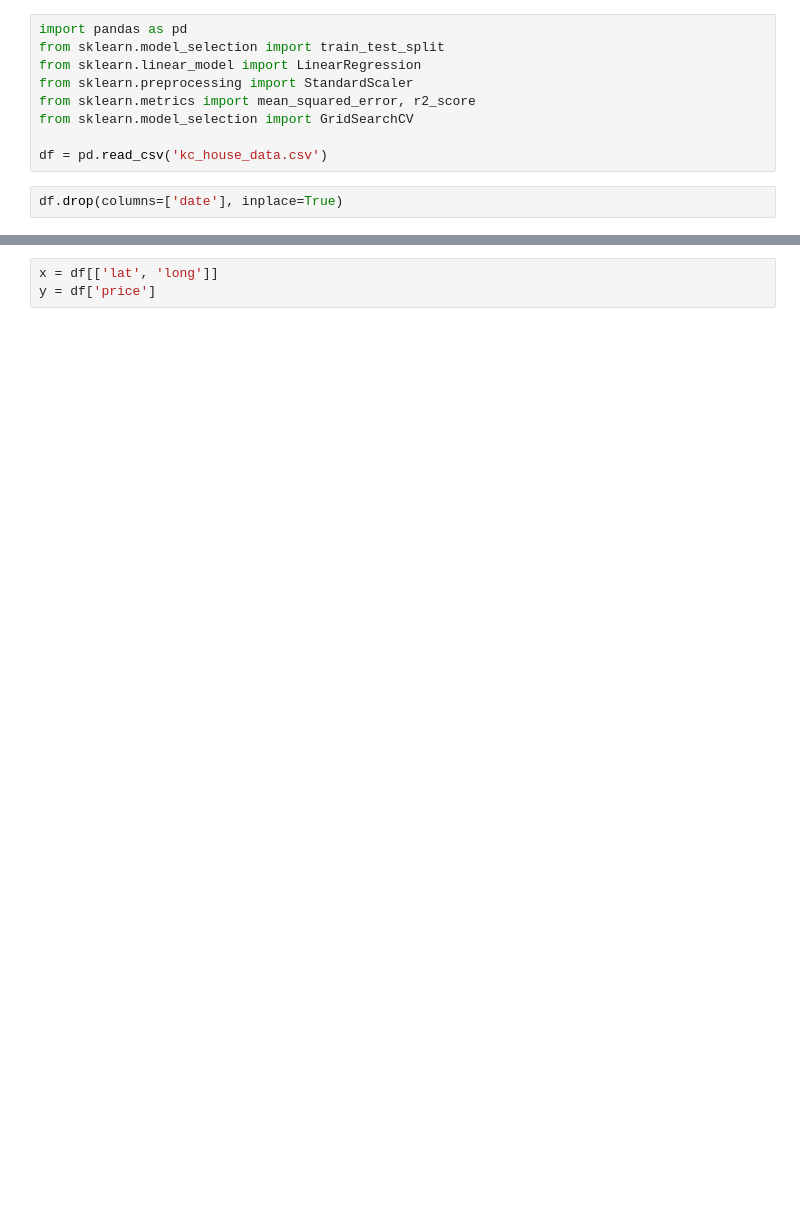
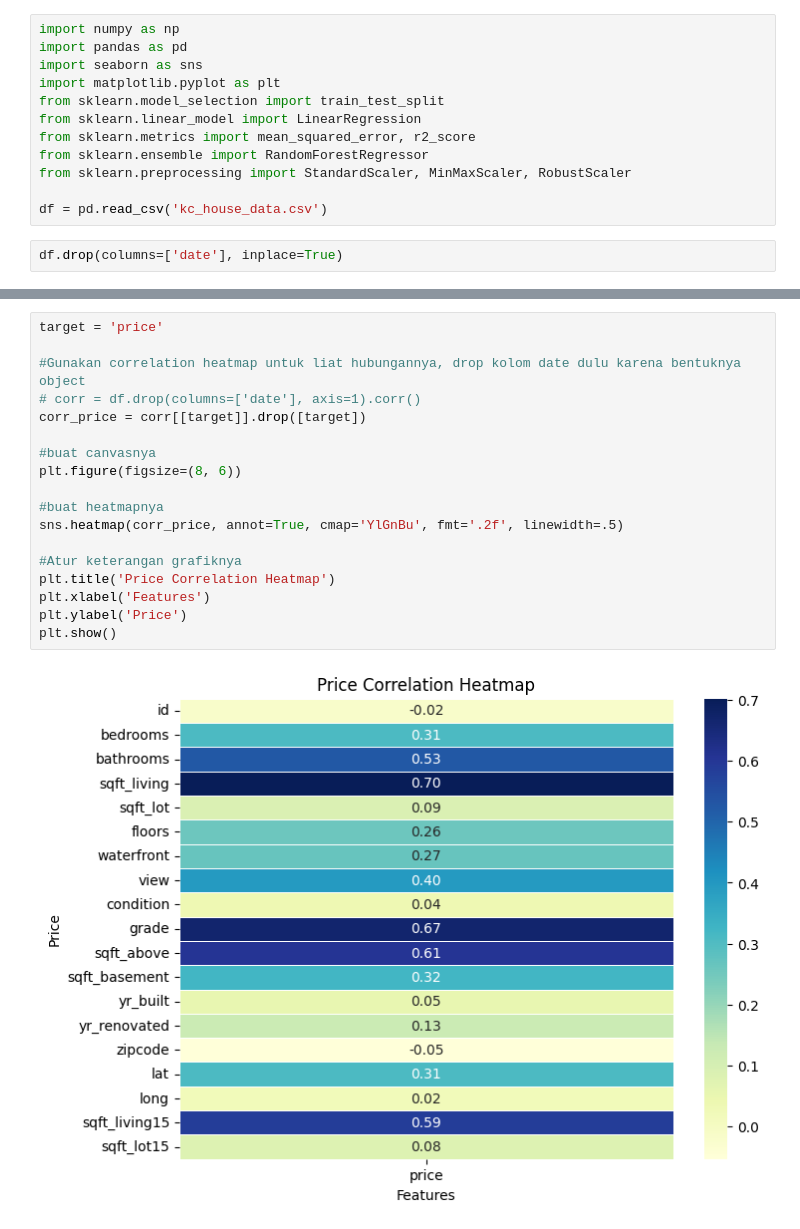
Before and after one commit to NatanaelYG/A-Kumpulan-Coding-Binus-Dan-Tugas-Coding, a Jupyter notebook: Cawu 4/Machine Learning/Tugas/Tugasbaru.ipynb, the cells around one changed output, grey strips where cells are left out. Drawn from its saved outputs; the diff is of its cells as text; blank space fills up the shorter version.

```diff
--- a/Cawu 4/Machine Learning/Tugas/Tugasbaru.ipynb
+++ b/Cawu 4/Machine Learning/Tugas/Tugasbaru.ipynb
@@ -1,10 +1,13 @@
 # %%
+import numpy as np
 import pandas as pd
+import seaborn as sns
+import matplotlib.pyplot as plt
 from sklearn.model_selection import train_test_split
 from sklearn.linear_model import LinearRegression
-from sklearn.preprocessing import StandardScaler
 from sklearn.metrics import mean_squared_error, r2_score
-from sklearn.model_selection import GridSearchCV
+from sklearn.ensemble import RandomForestRegressor
+from sklearn.preprocessing import StandardScaler, MinMaxScaler, RobustScaler
 
 df = pd.read_csv('kc_house_data.csv')
 # %%
@@ -30,6 +33,23 @@ corr.style.background_gradient(cmap='coolwarm')
 | long | 0.020799 | 0.021626 | 0.129473 | 0.223042 | 0.240223 | 0.229521 | 0.125419 | -0.041910 | -0.078400 | -0.106500 | ... |
 | sqft_living15 | -0.002901 | 0.585379 | 0.391638 | 0.568634 | 0.756420 | 0.144608 | 0.279885 | 0.086463 | 0.280439 | -0.092824 | ... |
 | sqft_lot15 | -0.138798 | 0.082447 | 0.029244 | 0.087175 | 0.183286 | 0.718557 | -0.011269 | 0.030703 | 0.072575 | -0.003406 | ... |
-# %%
-x = df[['lat', 'long']]
-y = df['price']
+# %%
+target = 'price'
+
+#Gunakan correlation heatmap untuk liat hubungannya, drop kolom date dulu karena bentuknya object
+# corr = df.drop(columns=['date'], axis=1).corr()
+corr_price = corr[[target]].drop([target])
+
+#buat canvasnya
+plt.figure(figsize=(8, 6))
+
+#buat heatmapnya
+sns.heatmap(corr_price, annot=True, cmap='YlGnBu', fmt='.2f', linewidth=.5)
+
+#Atur keterangan grafiknya
+plt.title('Price Correlation Heatmap')
+plt.xlabel('Features')
+plt.ylabel('Price')
+plt.show()
+# %% [output]
+[figure, added]
```
Also changed, not shown: parts of 13 cells of this notebook.
